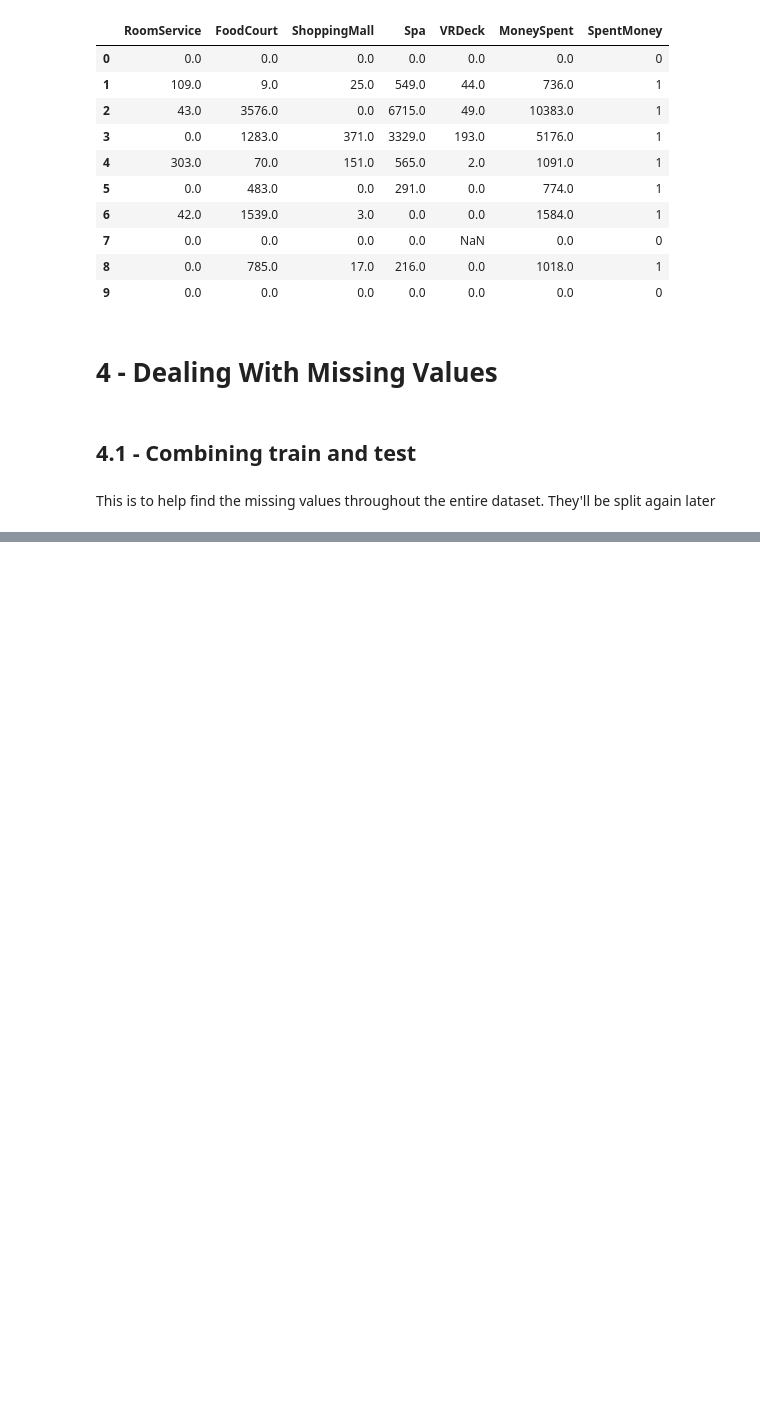
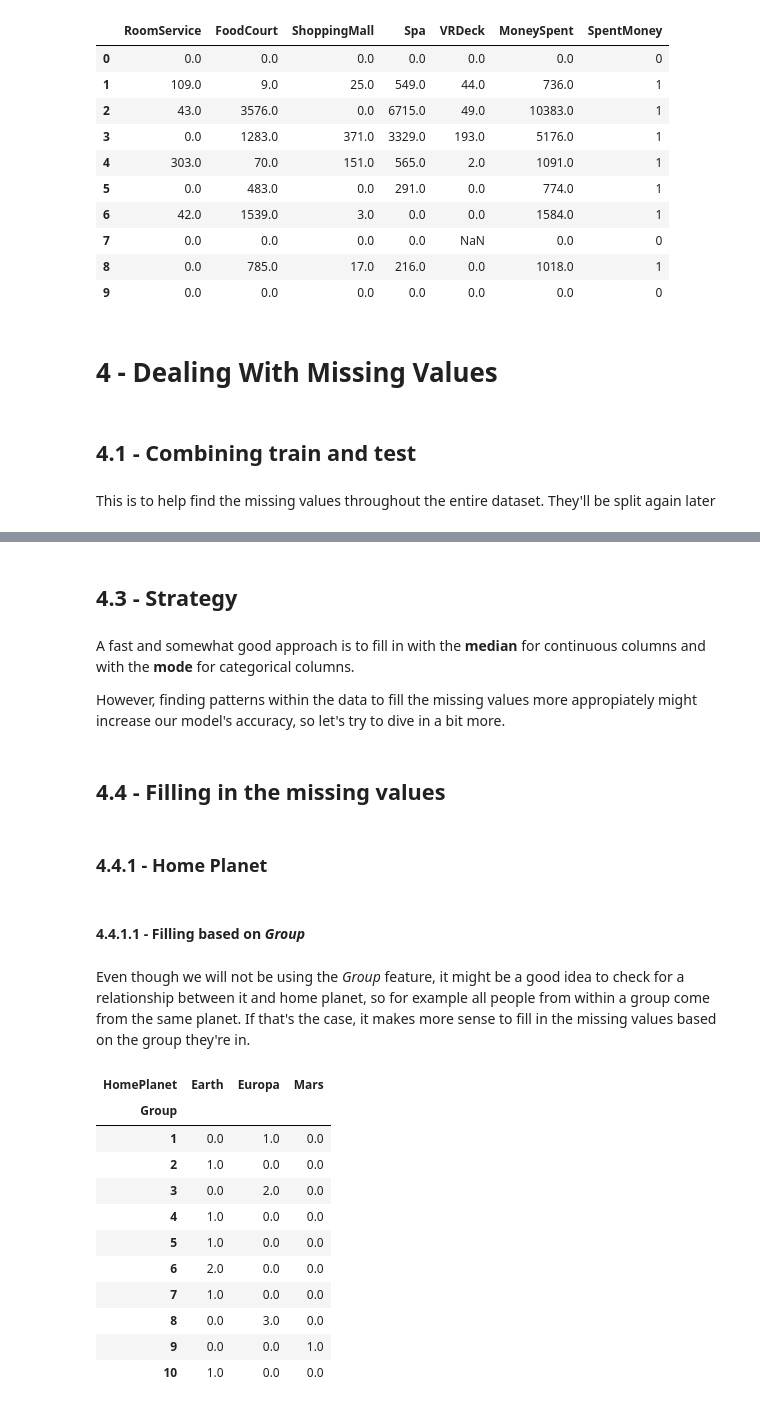
Before and after one commit to pedroheck/training-exercises-for-machine-learning, a Jupyter notebook: Beginner/Spaceship Titanic/main.ipynb, the cells around one changed output, grey strips where cells are left out. Saved outputs shown, nothing was run; the diff lists cells and outputs as text; code cells hidden in the pictures; blank space fills up the shorter version.

```diff
--- a/Beginner/Spaceship Titanic/main.ipynb
+++ b/Beginner/Spaceship Titanic/main.ipynb
@@ -346,0 +382,31 @@ df.head()
+# %% [markdown]
+## 4.3 - Strategy
+# %% [markdown]
+A fast and somewhat good approach is to fill in with the **median** for continuous columns and with the **mode** for categorical columns.
+
+However, finding patterns within the data to fill the missing values more appropiately might increase our model's accuracy, so let's try to dive in a bit more.
+# %% [markdown]
+## 4.4 - Filling in the missing values
+# %% [markdown]
+### 4.4.1 - Home Planet
+# %% [markdown]
+#### 4.4.1.1 - Filling based on *Group*
+# %% [markdown]
+Even though we will not be using the *Group* feature, it might be a good idea to check for a relationship between it and home planet, so for example all people from within a group come from the same planet. If that's the case, it makes more sense to fill in the missing values based on the group they're in.
+# %%
+# Joint distribution of Group and HomePlanet
+group_homeplanet_gp = df.groupby(['Group', 'HomePlanet'])['HomePlanet'].size().unstack().fillna(0)
+group_homeplanet_gp.head(10)
+# %% [output]
+| HomePlanet | Earth | Europa | Mars |
+| Group |  |  |  |
+| 1 | 0.0 | 1.0 | 0.0 |
+| 2 | 1.0 | 0.0 | 0.0 |
+| 3 | 0.0 | 2.0 | 0.0 |
+| 4 | 1.0 | 0.0 | 0.0 |
+| 5 | 1.0 | 0.0 | 0.0 |
+| 6 | 2.0 | 0.0 | 0.0 |
+| 7 | 1.0 | 0.0 | 0.0 |
+| 8 | 0.0 | 3.0 | 0.0 |
+| 9 | 0.0 | 0.0 | 1.0 |
+| 10 | 1.0 | 0.0 | 0.0 |
```
Also changed, not shown: parts of 11 cells of this notebook.
